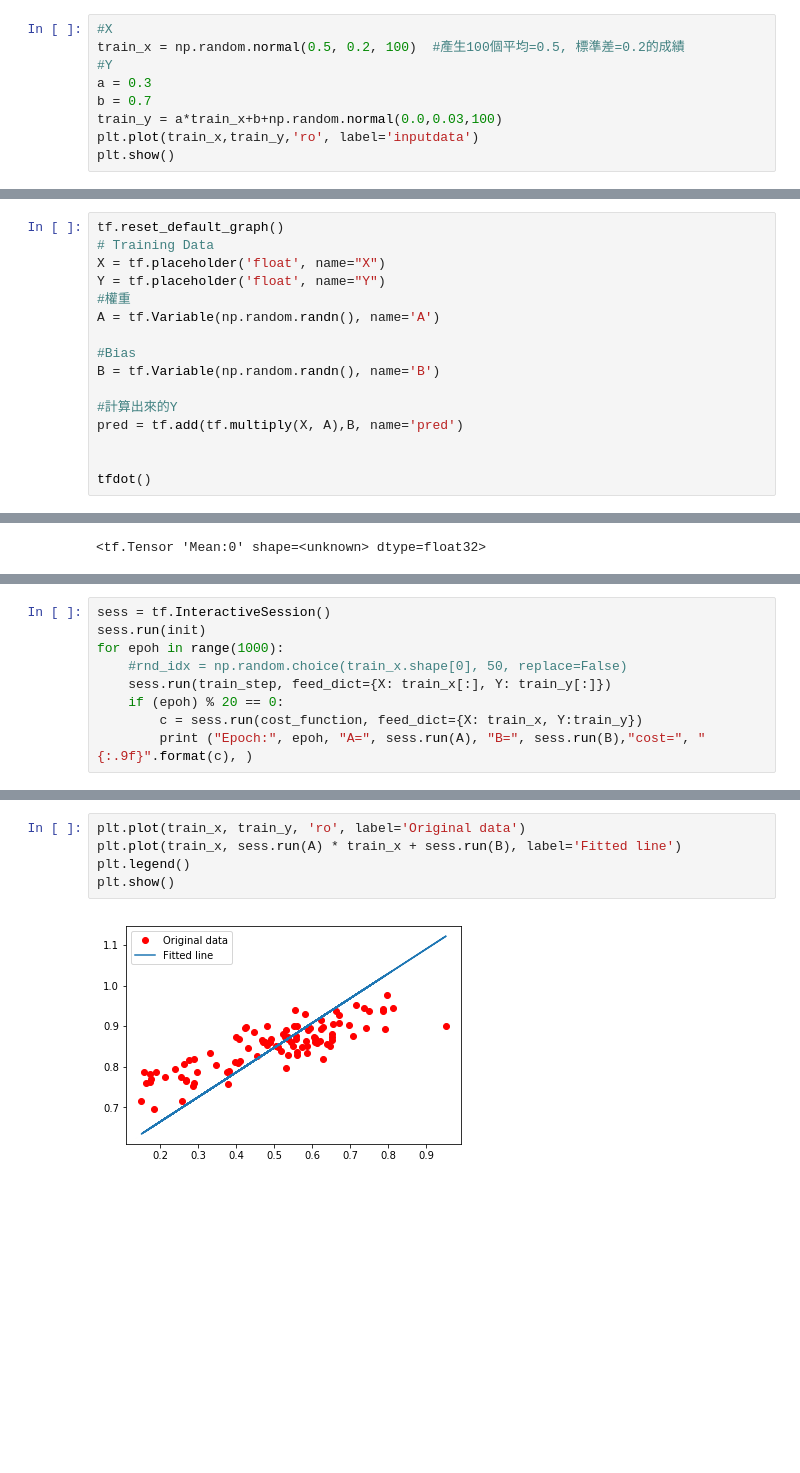
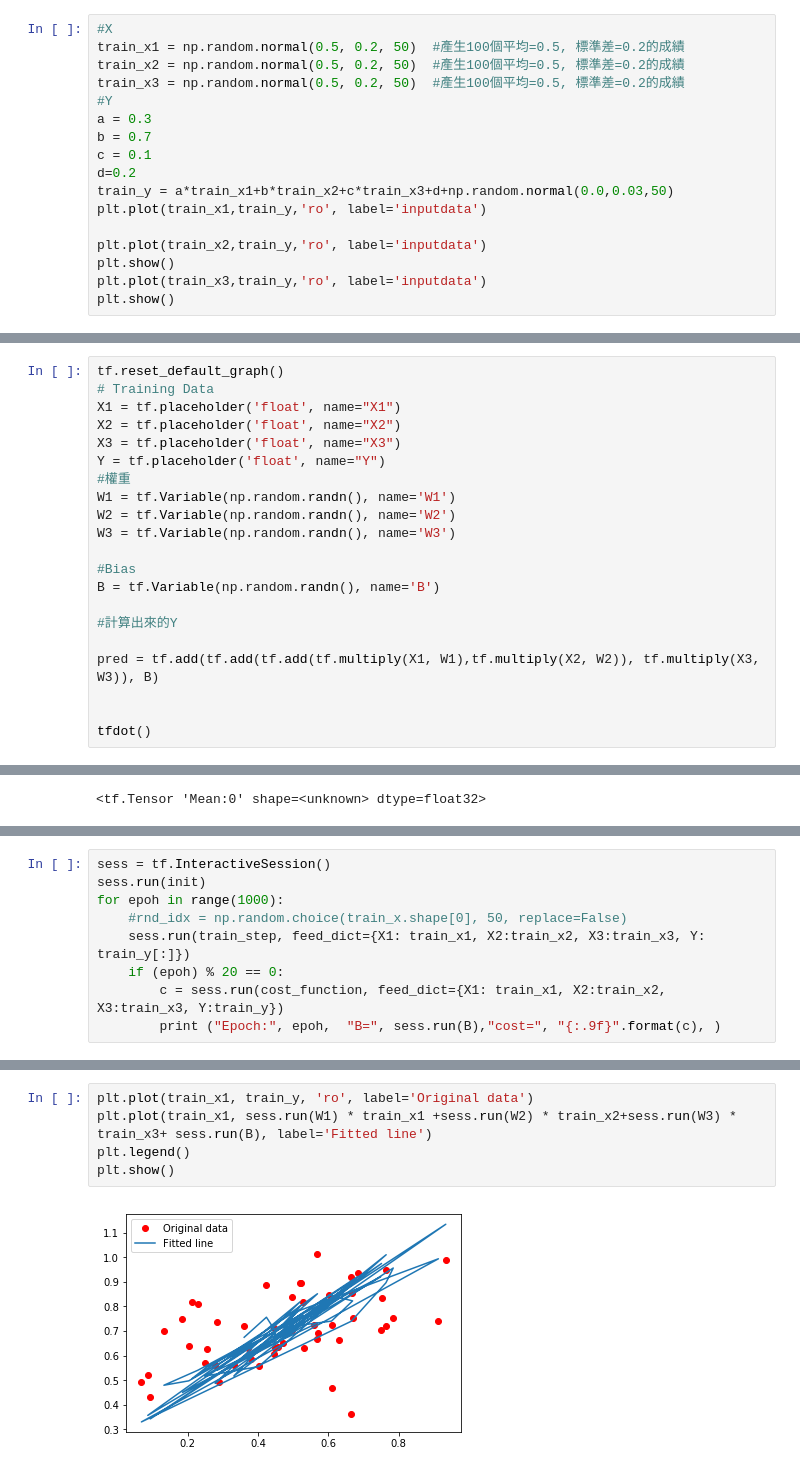
Before and after one commit to mangoicestar/tf-keras-tutorial, a Jupyter notebook: basic/20170609_大數據上課用的檔案2 (合成資料_簡單回歸_TF).ipynb, the cells around one changed output, grey strips where cells are left out. Cells and saved outputs as stored; diff of their text form; blank space fills up the shorter version.

```diff
--- a/basic/20170609_大數據上課用的檔案2 (合成資料_簡單回歸_TF).ipynb
+++ b/basic/20170609_大數據上課用的檔案2 (合成資料_簡單回歸_TF).ipynb
@@ -5,11 +5,19 @@ import tensorflow as tf
 from tfdot import tfdot
 # %%
 #X
-train_x = np.random.normal(0.5, 0.2, 100)  #產生100個平均=0.5, 標準差=0.2的成績
+train_x1 = np.random.normal(0.5, 0.2, 50)  #產生100個平均=0.5, 標準差=0.2的成績
+train_x2 = np.random.normal(0.5, 0.2, 50)  #產生100個平均=0.5, 標準差=0.2的成績
+train_x3 = np.random.normal(0.5, 0.2, 50)  #產生100個平均=0.5, 標準差=0.2的成績
 #Y
 a = 0.3
 b = 0.7
-train_y = a*train_x+b+np.random.normal(0.0,0.03,100)
-plt.plot(train_x,train_y,'ro', label='inputdata')
+c = 0.1
+d=0.2
+train_y = a*train_x1+b*train_x2+c*train_x3+d+np.random.normal(0.0,0.03,50)
+plt.plot(train_x1,train_y,'ro', label='inputdata')
+
+plt.plot(train_x2,train_y,'ro', label='inputdata')
 plt.show()
+plt.plot(train_x3,train_y,'ro', label='inputdata')
+plt.show()
 # %% [output]
@@ -17,16 +26,21 @@ plt.show()
 # %%
 tf.reset_default_graph()
 # Training Data
-X = tf.placeholder('float', name="X")
+X1 = tf.placeholder('float', name="X1")
+X2 = tf.placeholder('float', name="X2")
+X3 = tf.placeholder('float', name="X3")
 Y = tf.placeholder('float', name="Y")
 #權重
-A = tf.Variable(np.random.randn(), name='A')
+W1 = tf.Variable(np.random.randn(), name='W1')
+W2 = tf.Variable(np.random.randn(), name='W2')
+W3 = tf.Variable(np.random.randn(), name='W3')
 
 #Bias
 B = tf.Variable(np.random.randn(), name='B')
 
 #計算出來的Y
-pred = tf.add(tf.multiply(X, A),B, name='pred')
+
+pred = tf.add(tf.add(tf.add(tf.multiply(X1, W1),tf.multiply(X2, W2)), tf.multiply(X3, W3)), B)
 
 
 tfdot()
@@ -52,8 +66,8 @@ sess = tf.InteractiveSession()
 sess.run(init)
 for epoh in range(1000):
     #rnd_idx = np.random.choice(train_x.shape[0], 50, replace=False)
-    sess.run(train_step, feed_dict={X: train_x[:], Y: train_y[:]})
+    sess.run(train_step, feed_dict={X1: train_x1, X2:train_x2, X3:train_x3, Y: train_y[:]})
     if (epoh) % 20 == 0:
-        c = sess.run(cost_function, feed_dict={X: train_x, Y:train_y})
-        print ("Epoch:", epoh, "A=", sess.run(A), "B=", sess.run(B),"cost=", "{:.9f}".format(c), )
+        c = sess.run(cost_function, feed_dict={X1: train_x1, X2:train_x2, X3:train_x3, Y:train_y})
+        print ("Epoch:", epoh,  "B=", sess.run(B),"cost=", "{:.9f}".format(c), )
 # %% [output]
@@ -83,7 +97,7 @@ B: 0.542229
 # %%
-plt.plot(train_x, train_y, 'ro', label='Original data')
-plt.plot(train_x, sess.run(A) * train_x + sess.run(B), label='Fitted line')
+plt.plot(train_x1, train_y, 'ro', label='Original data')
+plt.plot(train_x1, sess.run(W1) * train_x1 +sess.run(W2) * train_x2+sess.run(W3) * train_x3+ sess.run(B), label='Fitted line')
 plt.legend()
 plt.show()
 # %% [output]
-[figure, old version]
+[figure, new version]
```
Also changed, not shown: parts of 4 cells of this notebook, 10 other files.
